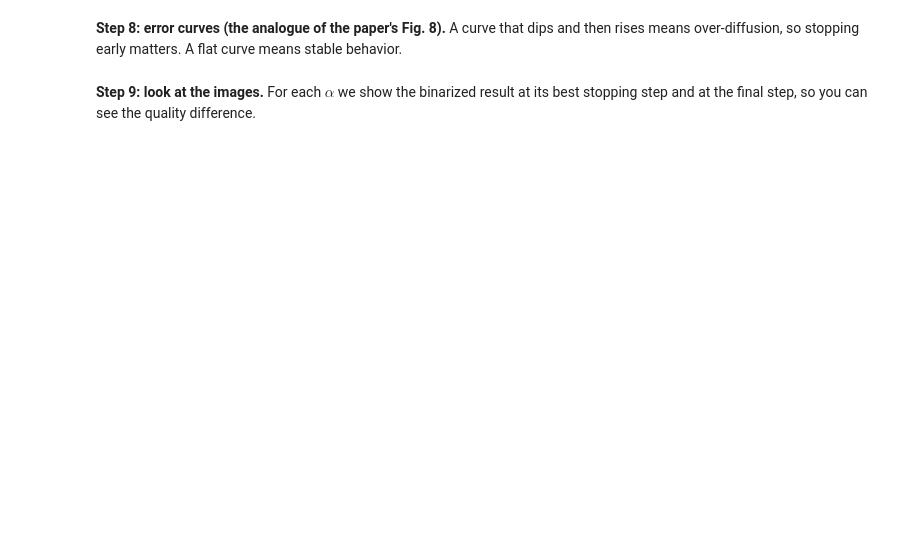
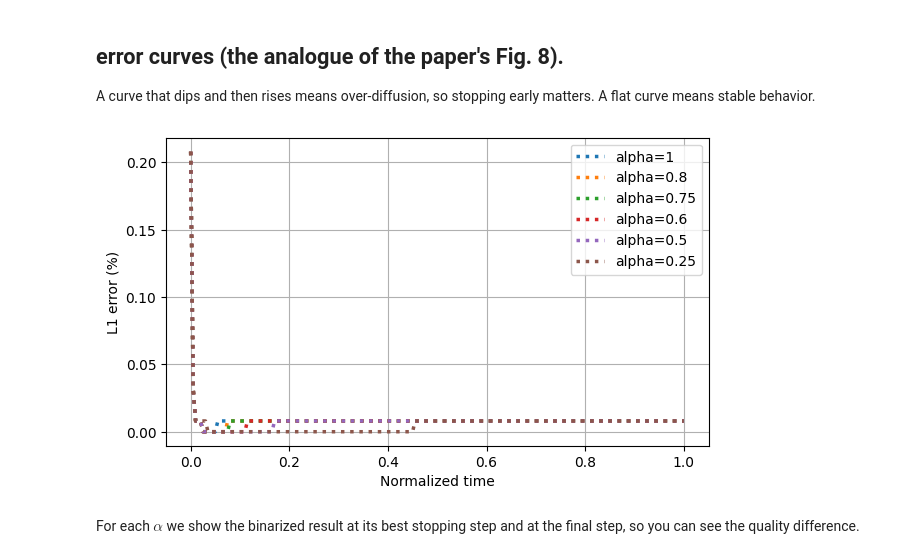
Before and after one commit to SimphiweRasenyalo/CDE-Assignment, a Jupyter notebook: frac_diffusion_colab.ipynb, the cells around one changed output. Cells and saved outputs as stored; diff of their text form; code cells hidden in the pictures; blank space fills up the shorter version.

```diff
--- a/frac_diffusion_colab.ipynb
+++ b/frac_diffusion_colab.ipynb
@@ -27,7 +31,11 @@ def normalize(img):
     img = img.astype(float)
     return (img - img.min()) / (img.max() - img.min() + 1e-12)
 
+
 def laplacian_neumann(u, h=1.0):
-    p = np.pad(u, 1, mode="edge")
-    return (p[:-2, 1:-1] + p[2:, 1:-1] + p[1:-1, :-2] + p[1:-1, 2:] - 4*u) / h**2
+    u = np.pad(u, 1, mode="edge")
+
+    return (u[:-2, 1:-1] + u[2:, 1:-1]
+            + u[1:-1, :-2] + u[1:-1, 2:]
+            - 4 * u[1:-1, 1:-1]) / h**2
 # %% [markdown]
@@ -37,4 +53,4 @@ This is a **placeholder** bistable cubic, $f(u)=u(1-u)(u-\theta)$. It has stable
 # %%
-def f(u, theta=0.5):
-    return u * (1 - u) * (u - theta)
+def f(u, a=0.5, c_s=50.0):
+    return c_s * u * (1 - u) * (u - a)
 # %% [markdown]
@@ -76,3 +141,5 @@ We binarize $u$ at 0.5 and compare it with the binary ground truth. The result i
 # %%
 def l1_error(u, gt, thresh=0.5):
-    return 100 * np.mean(np.abs((u > thresh).astype(float) - gt))
+    u = (u > thresh).astype(float)
+    error = np.abs(u - gt)
+    return 100 * np.mean(error)
@@ -121,12 +182,20 @@ plt.show()
 For each $\alpha$ we run the solver and record the L1 error at every step. We print the best error and the step where it occurs (the ideal **stopping time**), plus the final error, to see how much it drifts if we run too long.
 # %%
+
 alphas = [1, 0.8, 0.75, 0.6, 0.5, 0.25]
-LAM, N_STEPS = 0.05, 200
+LAM = 0.05
+N_STEPS = 200
 
 results = {}
+
 for a in alphas:
     dt = dt_from_lambda(a, LAM)
     traj = solve(u0, a, dt, N_STEPS)
-    errs = np.array([l1_error(u, gt) for u in traj])
-    results[a] = (traj, errs)
-    print(f"alpha={a:<5} best={errs.min():6.2f}% at step {errs.argmin():3d}   final={errs[-1]:6.2f}%")
+
+    errors = [l1_error(u, gt) for u in traj]
+    results[a] = (traj, errors)
+
+    print("alpha:", a)
+    print("Best error:", round(min(errors), 2), "%")
+    print("Best step:", np.argmin(errors))
+    print("Final error:", round(errors[-1], 2), "%")
@@ -133,11 +220,21 @@ for a in alphas:
 # %% [markdown]
-**Step 8: error curves (the analogue of the paper's Fig. 8).** A curve that dips and then rises means over-diffusion, so stopping early matters. A flat curve means stable behavior.
+## error curves (the analogue of the paper's Fig. 8).
+ A curve that dips and then rises means over-diffusion, so stopping early matters. A flat curve means stable behavior.
 # %%
+
 plt.figure(figsize=(7, 4))
-for a, (_, errs) in results.items():
-    plt.plot(np.arange(len(errs)) / N_STEPS, errs, marker=".", label=f"alpha={a}")
-plt.xlabel("Normalized time"); plt.ylabel("L1 error (%)"); plt.legend(); plt.grid(alpha=.3)
+
+for a, (_, errors) in results.items():
+    time = np.arange(len(errors)) / N_STEPS
+    plt.plot(time, errors, ":", linewidth=2.5, label=f"alpha={a}")
+
+plt.xlabel("Normalized time")
+plt.ylabel("L1 error (%)")
+plt.legend()
+plt.grid(alpha=1)
 plt.show()
+# %% [output]
+[figure, added]
 # %% [markdown]
-**Step 9: look at the images.** For each $\alpha$ we show the binarized result at its best stopping step and at the final step, so you can see the quality difference.
+For each $\alpha$ we show the binarized result at its best stopping step and at the final step, so you can see the quality difference.
 # %%
```
Also changed, not shown: parts of 23 cells of this notebook.
